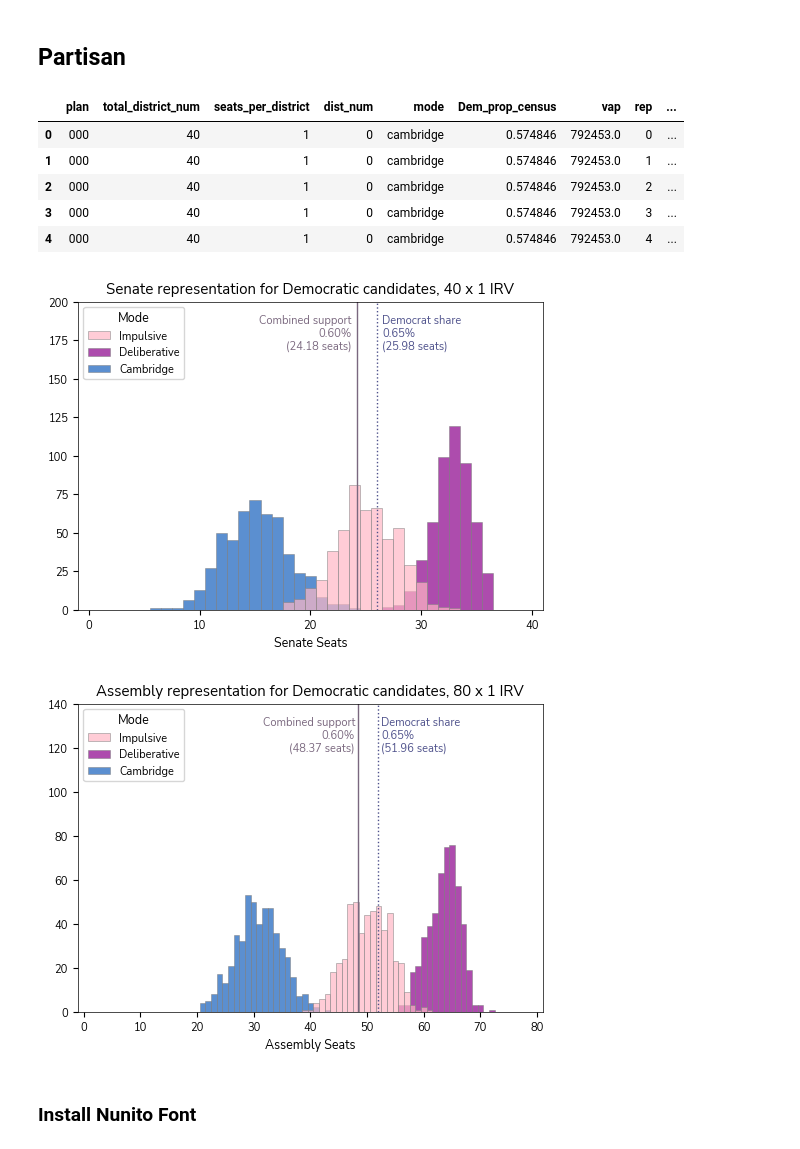
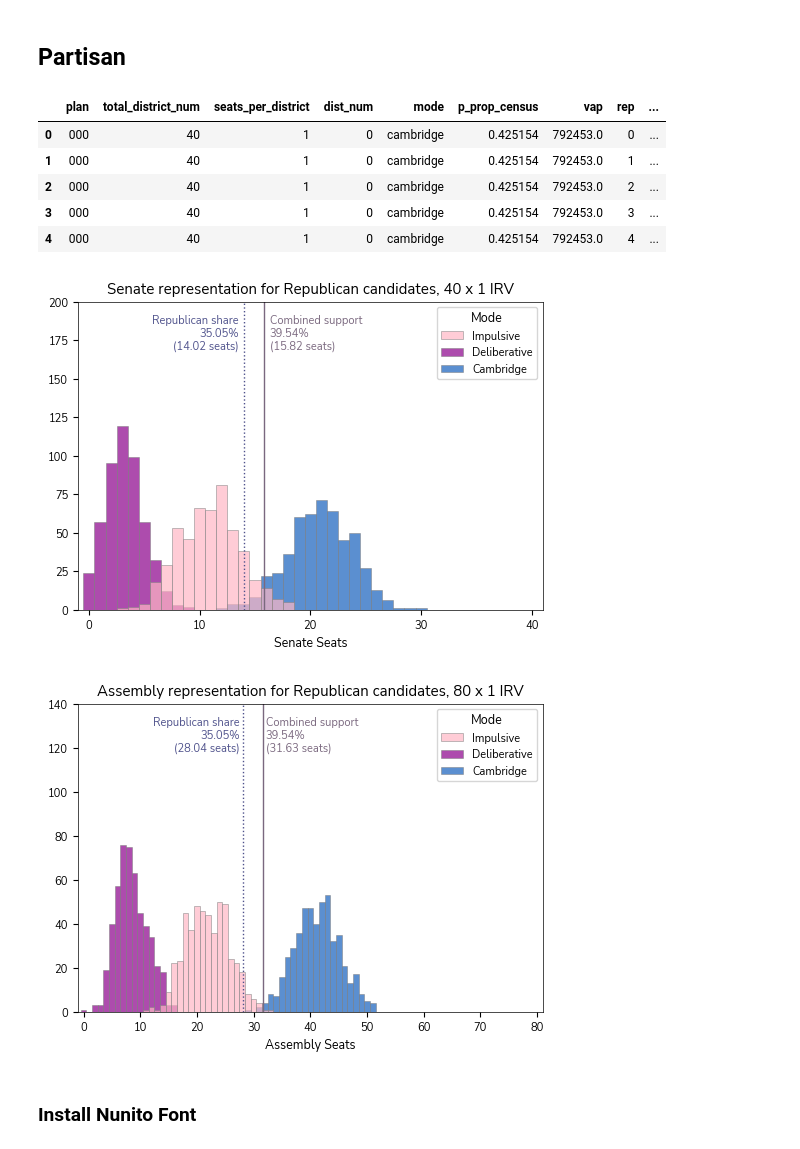
Before and after one commit to hanelee/ca_stv, a Jupyter notebook: process_results.ipynb, the cells around one changed output. Cells and saved outputs as stored; diff of their text form; code cells hidden in the pictures.

Commit message:
Figure updates, republican share, fixed typos

```diff
--- a/process_results.ipynb
+++ b/process_results.ipynb
@@ -590,10 +552,10 @@ for (dn, eln) in district_nums:
                                         "seats_per_district": eln,
                                         "dist_num": dist_id,
                                         "mode": dm,
-                                        "Dem_prop_census": bloc_pr["D"]/(bloc_pr["D"]+bloc_pr["R"]),
+                                        "p_prop_census": bloc_pr[party_focal]/(bloc_pr[party_focal]+bloc_pr[party_nonfocal]),
                                         "vap": bloc_vap,
                                         "rep": rep_n,
-                                        "D_seats": rep_count})
+                                        "party_seats": rep_count})
 
 
 
@@ -660,7 +617,7 @@ mpl.rcParams['font.family'] = 'sans-serif'
 mpl.rcParams['font.sans-serif'] = ['Nunito Sans']
 
 agg = (df_part.groupby(["plan", "total_district_num", "mode", "rep"], as_index=False)
-      .agg({"D_seats": "sum"}))
+      .agg({"party_seats": "sum"}))
 
 
 dist_seats = {8:5, 10:4, 16:5, 20:4, 40:1, 80:1}
@@ -671,8 +628,8 @@ for dn, group in agg.groupby("total_district_num"):
     fig, ax = plt.subplots(figsize=(6,4))  # create a figure + axes
 
     ax.hist(
-        group["D_seats"],
-        bins=range(group["D_seats"].min(), group["D_seats"].max() + 2),
+        group["party_seats"],
+        bins=range(group["party_seats"].min(), group["party_seats"].max() + 2),
         align='left',
         edgecolor='gray',
         linewidth = 0.5,
@@ -694,7 +651,7 @@ for dn, group in agg.groupby("total_district_num"):
     ax.set_xticks(range(0, dn * dist_seats[dn] + 1, 10))
     ax.set_xlabel(f"{sen_assem} Seats")
 
-    ax.set_title(f"{sen_assem} representation for Democrat-preferred candidates, {dn} x {dist_seats[dn]} {election}")
+    ax.set_title(f"{sen_assem} representation for {party_focal_name}-preferred candidates, {dn} x {dist_seats[dn]} {election}")
 
 
 
@@ -723,7 +680,7 @@ for dn, group in agg.groupby("total_district_num"):
 
     ## Add vertical line for population proprotionate share
     # Add dotted vertical line at hprop * seats
-    p_share = dprop*dn*dist_seats[dn]
+    p_share = pprop*dn*dist_seats[dn]
     ax.axvline(
         p_share, color=color_dprop, linestyle=':', linewidth=1,
         label=f"{p_share}"
@@ -743,5 +700,5 @@ for dn, group in agg.groupby("total_district_num"):
     )
 
     ax.tick_params(axis='both', which='major', labelsize=8)
-    plt.savefig(f"figures/democrat seats {dn} x {dist_seats[dn]}_pid0.85_pir0.85_add0.75_adr0.5_ard1.0_arr0.75.png", dpi=300, bbox_inches='tight')
+    plt.savefig(f"figures/{party_focal_name} seats {dn} x {dist_seats[dn]}_pid0.85_pir0.85_add0.75_adr0.5_ard1.0_arr0.75.png", dpi=300, bbox_inches='tight')
 # %% [output]
@@ -1150,10 +1107,10 @@ for (dn, eln) in district_num_irv:
                                         "seats_per_district": eln,
                                         "dist_num": dist_id,
                                         "mode": dm,
-                                        "Dem_prop_census": bloc_pr["D"]/(bloc_pr["D"]+bloc_pr["R"]),
+                                        "p_prop_census": bloc_pr[party_focal]/(bloc_pr[party_focal]+bloc_pr[party_nonfocal]),
                                         "vap": bloc_vap,
                                         "rep": rep_n,
-                                        "D_seats": rep_count})
+                                        "party_seats": rep_count})
 
 
 
@@ -1162,12 +1119,12 @@ for (dn, eln) in district_num_irv:
 df_part_irv = pd.DataFrame(rows)
 df_part_irv.head()
 # %% [output]
-|  | plan | total_district_num | seats_per_district | dist_num | mode | Dem_prop_census | vap | rep | ... |
-| 0 | 000 | 40 | 1 | 0 | cambridge | 0.574846 | 792453.0 | 0 | ... |
-| 1 | 000 | 40 | 1 | 0 | cambridge | 0.574846 | 792453.0 | 1 | ... |
-| 2 | 000 | 40 | 1 | 0 | cambridge | 0.574846 | 792453.0 | 2 | ... |
-| 3 | 000 | 40 | 1 | 0 | cambridge | 0.574846 | 792453.0 | 3 | ... |
-| 4 | 000 | 40 | 1 | 0 | cambridge | 0.574846 | 792453.0 | 4 | ... |
+|  | plan | total_district_num | seats_per_district | dist_num | mode | p_prop_census | vap | rep | ... |
+| 0 | 000 | 40 | 1 | 0 | cambridge | 0.425154 | 792453.0 | 0 | ... |
+| 1 | 000 | 40 | 1 | 0 | cambridge | 0.425154 | 792453.0 | 1 | ... |
+| 2 | 000 | 40 | 1 | 0 | cambridge | 0.425154 | 792453.0 | 2 | ... |
+| 3 | 000 | 40 | 1 | 0 | cambridge | 0.425154 | 792453.0 | 3 | ... |
+| 4 | 000 | 40 | 1 | 0 | cambridge | 0.425154 | 792453.0 | 4 | ... |
 # %%
 import matplotlib.pyplot as plt
 import matplotlib as mpl
@@ -1176,7 +1133,7 @@ mpl.rcParams['font.family'] = 'sans-serif'
 mpl.rcParams['font.sans-serif'] = ['Nunito Sans']
 
 agg = (df_part_irv.groupby(["plan", "total_district_num", "mode", "rep"], as_index=False)
-      .agg({"D_seats": "sum"}))
+      .agg({"party_seats": "sum"}))
 
 dist_seats = {40:1, 80:1}
 
@@ -1203,8 +1160,8 @@ for dn, group_dn in agg.groupby("total_district_num"):
     for mode, group_mode in group_dn.groupby("mode"):
         alpha_val = 0.7 if mode_colors.get(mode) == "#8DB600" else 0.7
         ax.hist(
-            group_mode["D_seats"],
-            bins=range(group_mode["D_seats"].min(), group_mode["D_seats"].max() + 2),
+            group_mode["party_seats"],
+            bins=range(group_mode["party_seats"].min(), group_mode["party_seats"].max() + 2),
             align='left',
             edgecolor='gray',
             linewidth=0.5,
@@ -1227,7 +1184,7 @@ for dn, group_dn in agg.groupby("total_district_num"):
     ax.set_xticks(range(0, dn * dist_seats[dn] + 1, 10))
     ax.set_xlabel(f"{sen_assem} Seats")
 
-    ax.set_title(f"{sen_assem} representation for Democratic candidates, {dn} x {dist_seats[dn]} {election}")
+    ax.set_title(f"{sen_assem} representation for {party_focal_name} candidates, {dn} x {dist_seats[dn]} {election}")
     ax.tick_params(axis='both', which='major', labelsize=8)
 
 
@@ -1266,43 +1223,43 @@ for dn, group_dn in agg.groupby("total_district_num"):
     )
 
     rounded_cs = f"{p_cs_share:.2f}"
-    cs_text_label = f"Combined support\n{p_cs%100:.2f}%\n({rounded_cs} seats)"
+    cs_text_label = f"Combined support\n{p_cs*100:.2f}%\n({rounded_cs} seats)"
     ax.text(
-        p_cs_share - 0.5, # X-position: slightly to the right of the line
+        p_cs_share + 0.5, # X-position: slightly to the right of the line
         ylim * 0.90, # Y-position: 95% of the way up the plot
         cs_text_label,
         verticalalignment='center',
-        horizontalalignment='right',
+        horizontalalignment='left',
         fontsize=8,
         color=color_cs
     )
 
     ## Add vertical line for population proprotionate share
     # Add dotted vertical line at hprop * seats
-    p_share = dprop*dn*dist_seats[dn]
+    p_share = pprop*dn*dist_seats[dn]
     ax.axvline(
         p_share, color=color_dprop, linestyle=':', linewidth=1,
         label=f"{p_share}"
     )
 
     rounded_share = f"{p_share:.2f}"
-    text_label = f"Democrat share\n{dprop%100:.2f}%\n({rounded_share} seats)"
+    text_label = f"{party_focal_name} share\n{pprop*100:.2f}%\n({rounded_share} seats)"
 
     ax.text(
-        p_share + 0.5, # X-position: slightly to the right of the line
+        p_share - 0.5, # X-position: slightly to the right of the line
         ylim * 0.90, # Y-position: 95% of the way up the plot
         text_label,
         verticalalignment='center',
-        horizontalalignment='left',
+        horizontalalignment='right',
         fontsize=8,
         color=color_dprop
     )
 
     # Save figure
-    plt.savefig(f"figures/democrat_seats_{dn}_IRV_bymode_pid0.85_pir0.85_add0.75_adr0.5_ard1.0_arr0.75.png", dpi=300, bbox_inches='tight')
+    plt.savefig(f"figures/{party_focal_name}_seats_{dn}_IRV_bymode_pid0.85_pir0.85_add0.75_adr0.5_ard1.0_arr0.75.png", dpi=300, bbox_inches='tight')
 # %% [output]
-[figure, old version]
+[figure, new version]
-[figure, old version]
+[figure, new version]
 # %% [markdown]
 ### Install Nunito Font
 # %%
```
Also changed, not shown: parts of 12 cells of this notebook, 31 other files.
